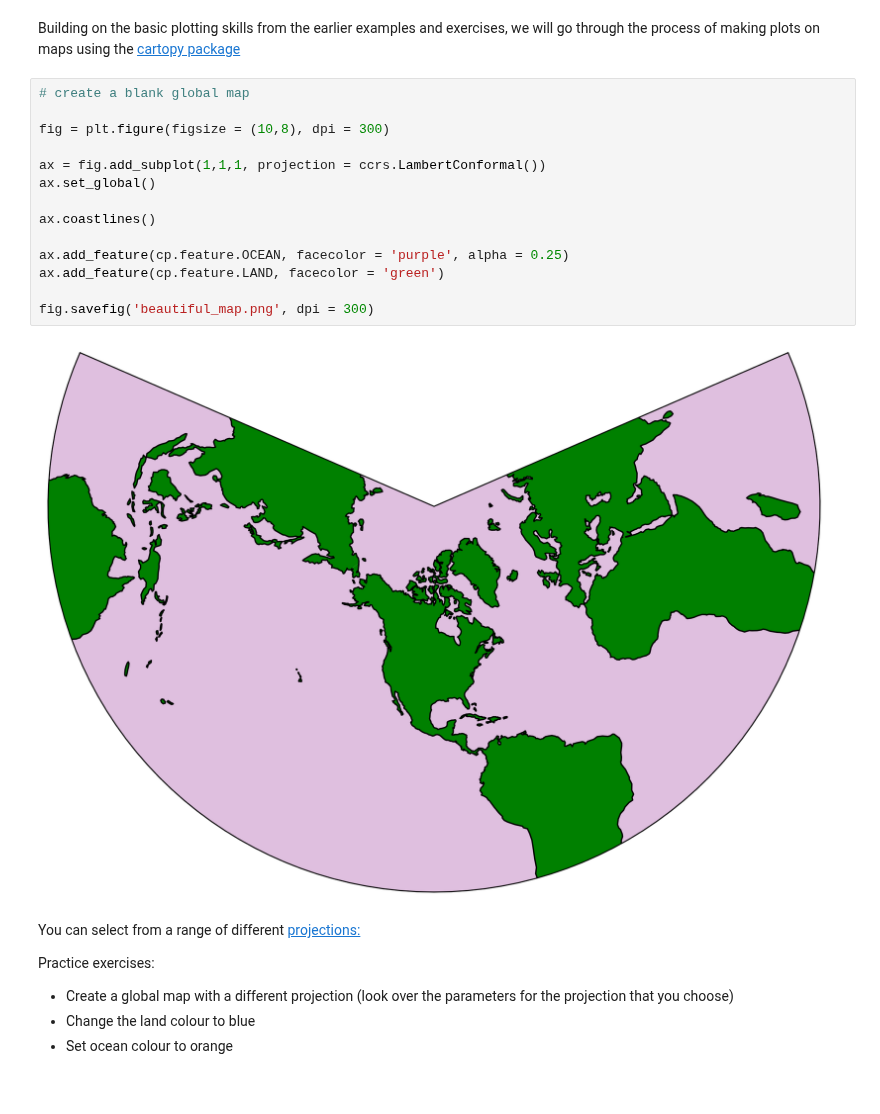
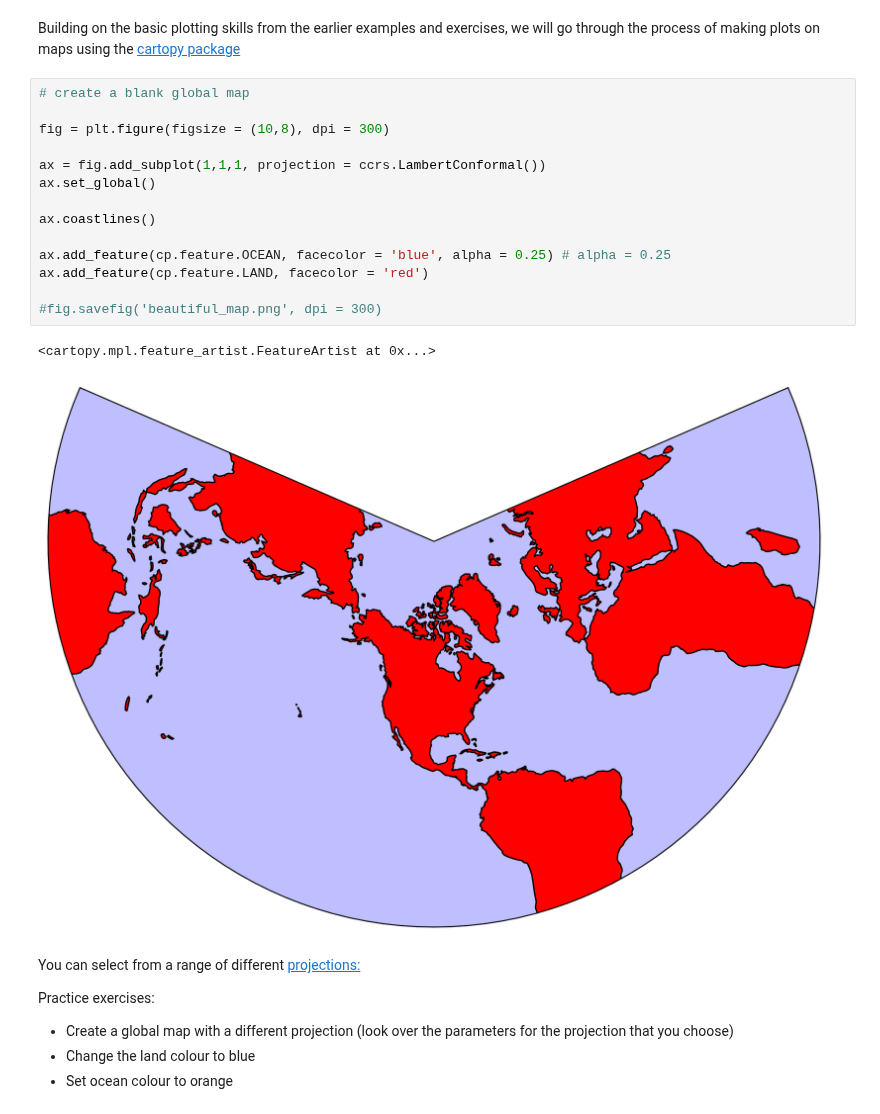
Before and after one commit to jessiesturner/OEAS805_envdatasci, a Jupyter notebook: notebooks/cartopy_example.ipynb, the cells around one changed output. Drawn from its saved outputs; the diff is of its cells as text.

Commit message:
updated cartopy and matplotlib example code in notebooks folder

```diff
--- a/notebooks/cartopy_example.ipynb
+++ b/notebooks/cartopy_example.ipynb
@@ -10,19 +10,20 @@ Building on the basic plotting skills from the earlier examples and exercises, w
 # %%
 # create a blank global map
 
 fig = plt.figure(figsize = (10,8), dpi = 300)
 
 ax = fig.add_subplot(1,1,1, projection = ccrs.LambertConformal())
 ax.set_global()
 
 ax.coastlines()
 
-ax.add_feature(cp.feature.OCEAN, facecolor = 'purple', alpha = 0.25)
-ax.add_feature(cp.feature.LAND, facecolor = 'green')
+ax.add_feature(cp.feature.OCEAN, facecolor = 'blue', alpha = 0.25) # alpha = 0.25
+ax.add_feature(cp.feature.LAND, facecolor = 'red')
 
-fig.savefig('beautiful_map.png', dpi = 300)
+#fig.savefig('beautiful_map.png', dpi = 300)
 # %% [output]
+<cartopy.mpl.feature_artist.FeatureArtist at 0x...>
-[figure, old version]
+[figure, new version]
 # %% [markdown]
 You can select from a range of different [projections:](https://scitools.org.uk/cartopy/docs/v0.15/crs/projections.html)
 
```
Also changed, not shown: parts of 3 cells of this notebook, 3 other files.
